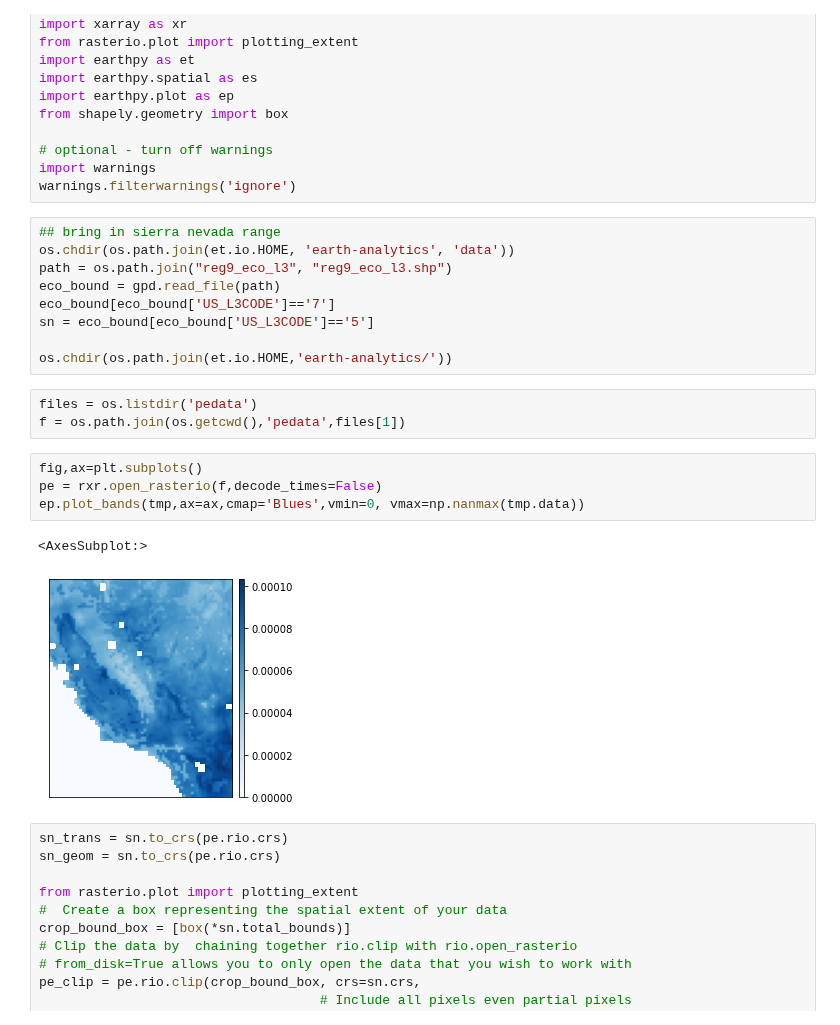
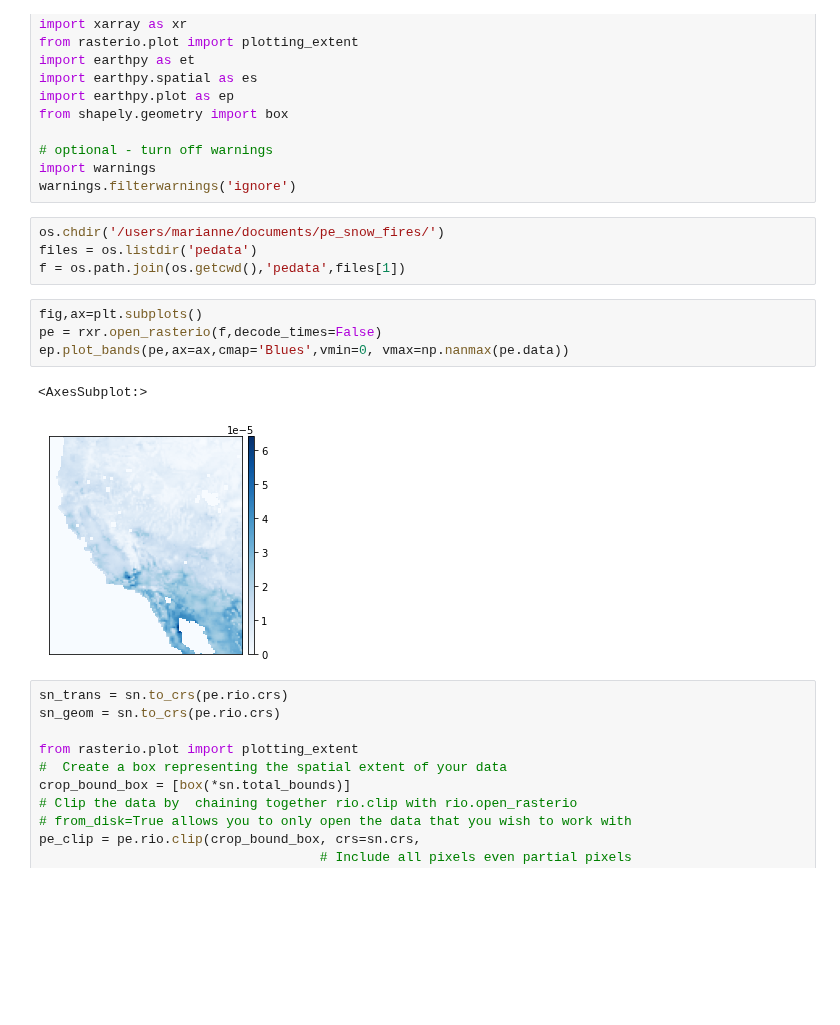
Before and after one commit to mariannecowherd/pe_snow_fires, a Jupyter notebook: scripts/pe.ipynb, the cells around one changed output. Drawn from its saved outputs; the diff is of its cells as text; blank space fills up the shorter version.

Commit message:
os.chdir('/users/marianne/documents/pe_snow_fires/') update scripts

```diff
--- a/scripts/pe.ipynb
+++ b/scripts/pe.ipynb
@@ -18,25 +18,17 @@ from shapely.geometry import box
 # optional - turn off warnings
 import warnings
 warnings.filterwarnings('ignore')
-# %%
-## bring in sierra nevada range
-os.chdir(os.path.join(et.io.HOME, 'earth-analytics', 'data'))
-path = os.path.join("reg9_eco_l3", "reg9_eco_l3.shp")
-eco_bound = gpd.read_file(path)
-eco_bound[eco_bound['US_L3CODE']=='7']
-sn = eco_bound[eco_bound['US_L3CODE']=='5']
-
-os.chdir(os.path.join(et.io.HOME,'earth-analytics/'))
 # %%
+os.chdir('/users/marianne/documents/pe_snow_fires/')
 files = os.listdir('pedata')
 f = os.path.join(os.getcwd(),'pedata',files[1])
 # %%
 fig,ax=plt.subplots()
 pe = rxr.open_rasterio(f,decode_times=False)
-ep.plot_bands(tmp,ax=ax,cmap='Blues',vmin=0, vmax=np.nanmax(tmp.data))
+ep.plot_bands(pe,ax=ax,cmap='Blues',vmin=0, vmax=np.nanmax(pe.data))
 # %% [output]
 <AxesSubplot:>
-[figure, old version]
+[figure, new version]
 # %%
 sn_trans = sn.to_crs(pe.rio.crs)
 sn_geom = sn.to_crs(pe.rio.crs)
```
Also changed, not shown: 1 other file.
